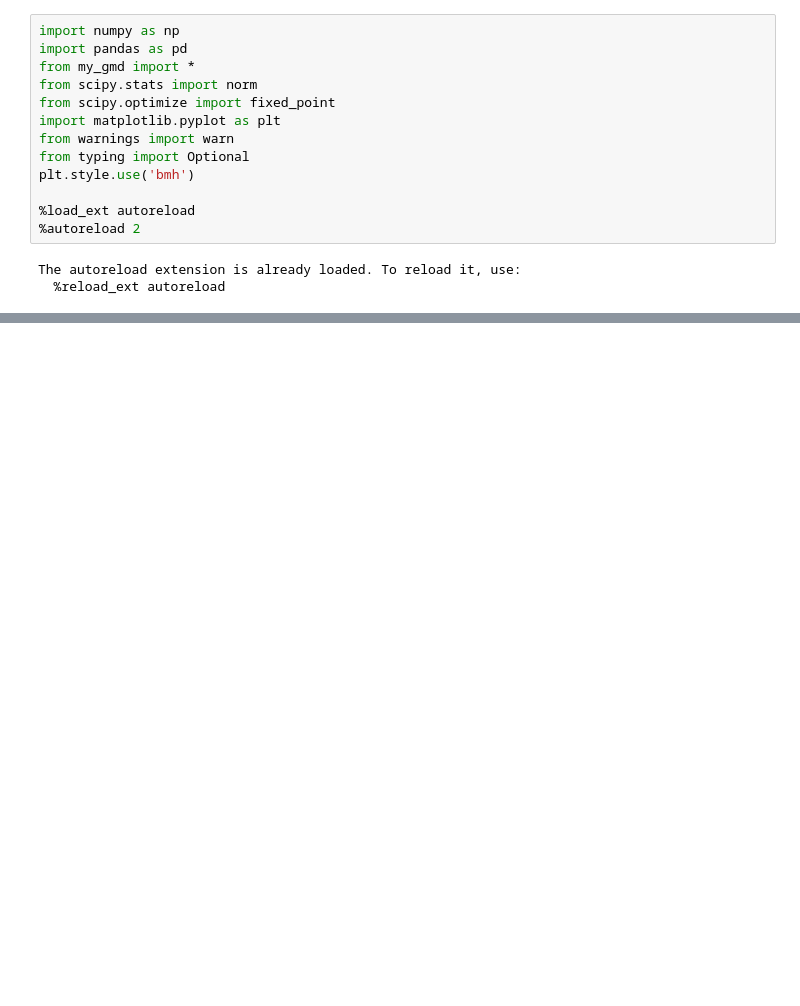
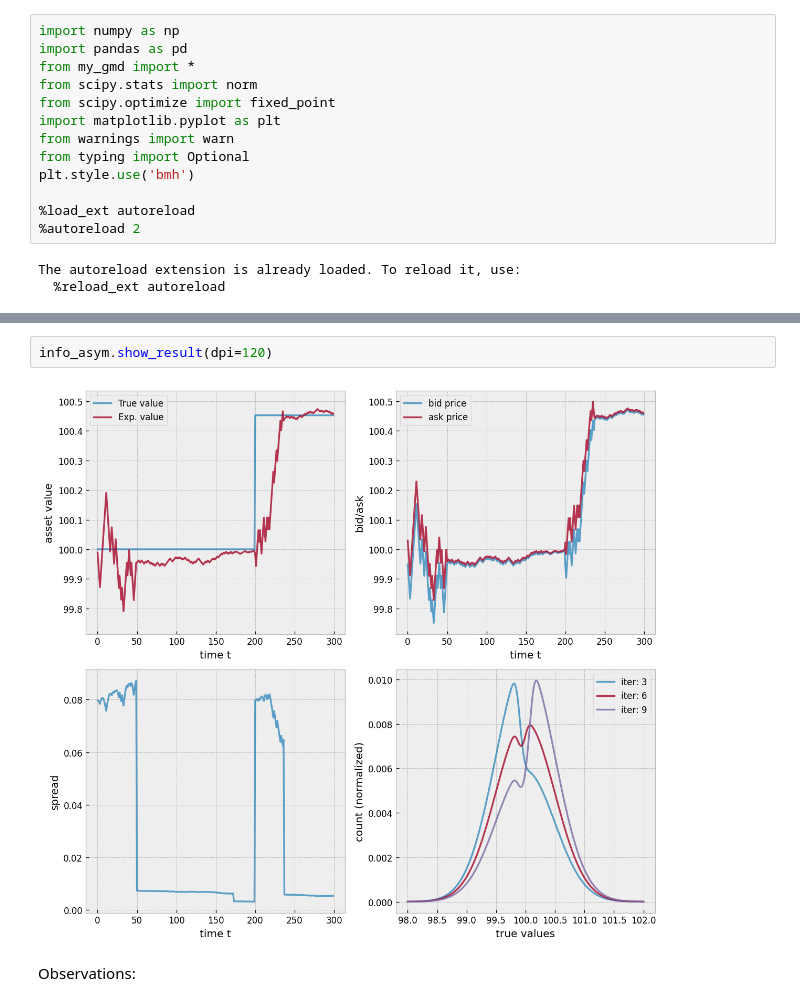
Before and after one commit to laminetiza/GMD_market_making, a Jupyter notebook: gmd_analysis.ipynb, the cells around one changed output, grey strips where cells are left out. Drawn from its saved outputs; the diff is of its cells as text; blank space fills up the shorter version.

```diff
--- a/gmd_analysis.ipynb
+++ b/gmd_analysis.ipynb
@@ -16,0 +106,6 @@ The autoreload extension is already loaded. To reload it, use:
+# %%
+info_asym.show_result(dpi=120)
+# %% [output]
+[figure, added]
+# %% [markdown]
+Observations:
```
Also changed, not shown: parts of 97 cells of this notebook, 1 other file.
